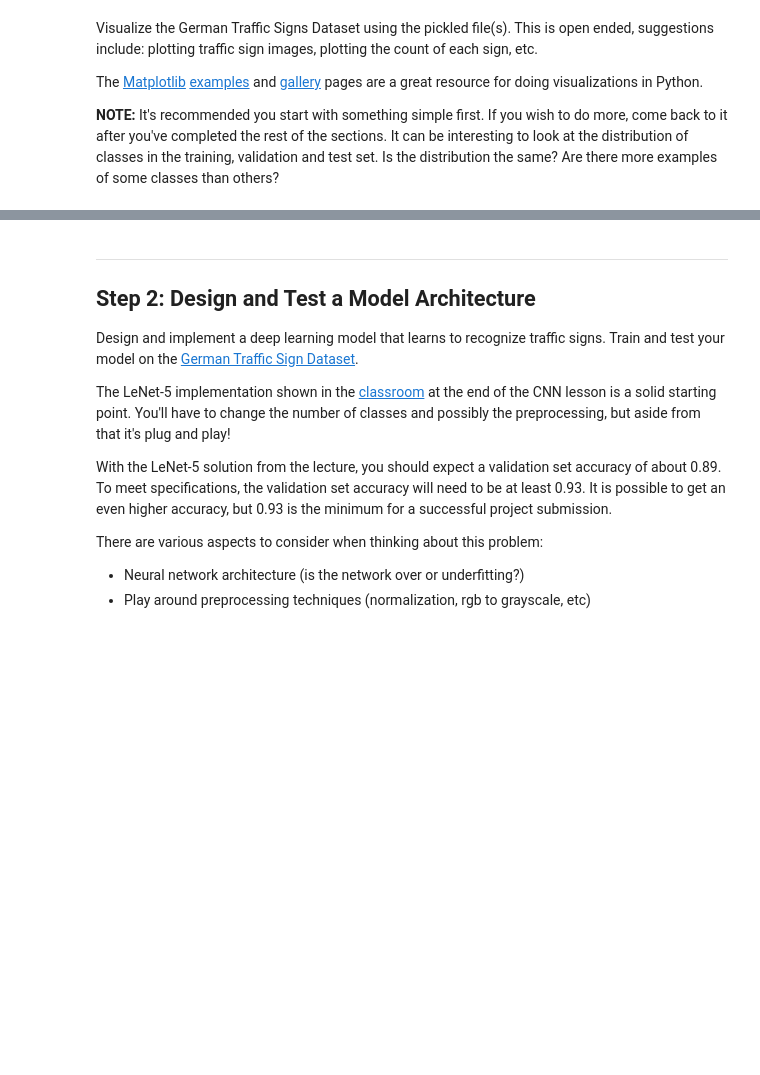
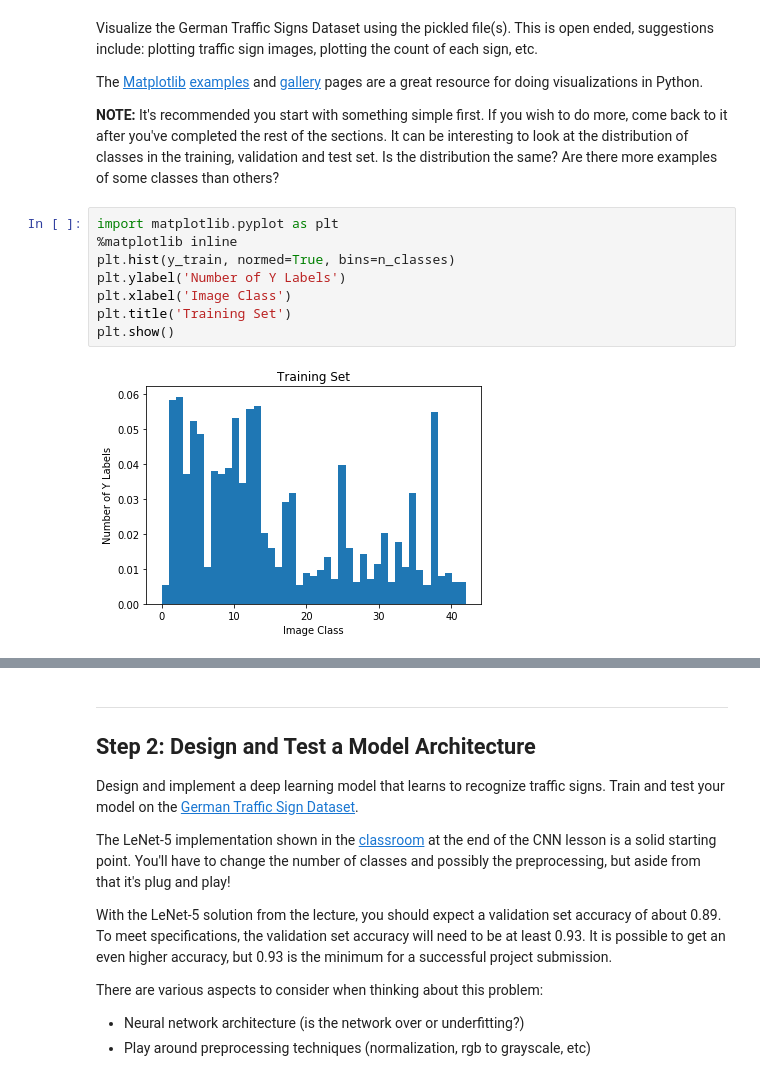
Before and after one commit to jamestouri/Classifying-Traffic-Signs, a Jupyter notebook: Final_Submission_Sign_Classifier.ipynb, the cells around one changed output, grey strips where cells are left out. Drawn from its saved outputs; the diff is of its cells as text; blank space fills up the shorter version.

```diff
--- a/Final_Submission_Sign_Classifier.ipynb
+++ b/Final_Submission_Sign_Classifier.ipynb
@@ -97,3 +97,13 @@ Visualize the German Traffic Signs Dataset using the pickled file(s). This is op
 The [Matplotlib](http://matplotlib.org/) [examples](http://matplotlib.org/examples/index.html) and [gallery](http://matplotlib.org/gallery.html) pages are a great resource for doing visualizations in Python.
 
 **NOTE:** It's recommended you start with something simple first. If you wish to do more, come back to it after you've completed the rest of the sections. It can be interesting to look at the distribution of classes in the training, validation and test set. Is the distribution the same? Are there more examples of some classes than others?
+# %%
+import matplotlib.pyplot as plt
+%matplotlib inline
+plt.hist(y_train, normed=True, bins=n_classes)
+plt.ylabel('Number of Y Labels')
+plt.xlabel('Image Class')
+plt.title('Training Set')
+plt.show()
+# %% [output]
+[figure, added]
```
Also changed, not shown: parts of 9 cells of this notebook, 1 other file.
